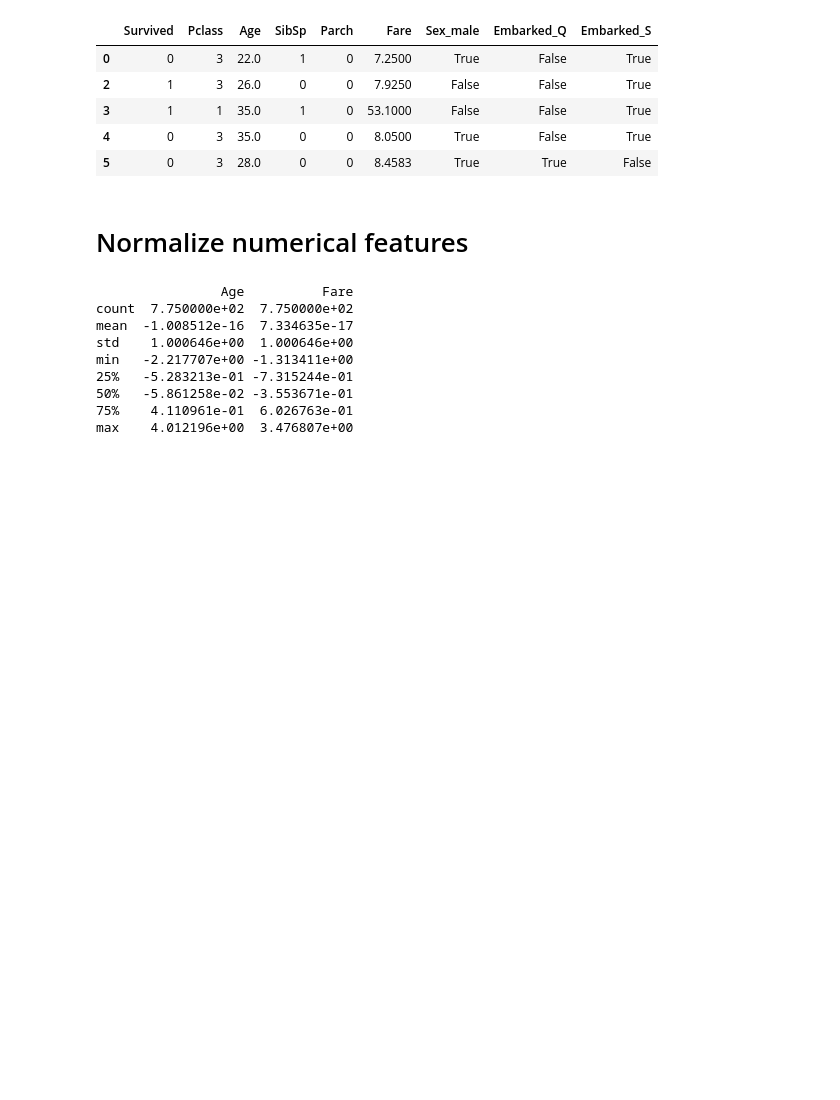
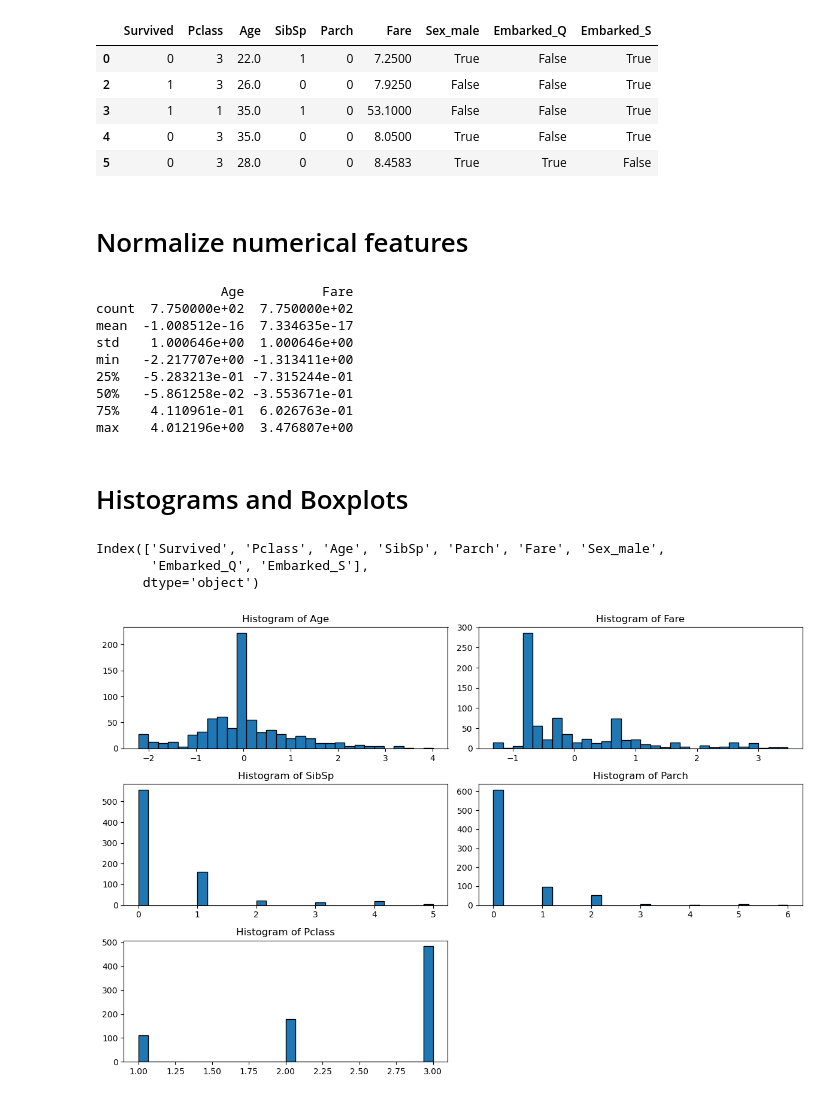
Before and after one commit to Chandu1613/Titanic_EDA, a Jupyter notebook: notebooks/titanic.ipynb, the cells around one changed output. Drawn from its saved outputs; the diff is of its cells as text; code cells hidden in the pictures; blank space fills up the shorter version.

Commit message:
Create histograms and boxplots for numerical features

```diff
--- a/notebooks/titanic.ipynb
+++ b/notebooks/titanic.ipynb
@@ -158,3 +158,24 @@ min   -2.217707e+00 -1.313411e+00
 50%   -5.861258e-02 -3.553671e-01
 75%    4.110961e-01  6.026763e-01
 max    4.012196e+00  3.476807e+00
+# %% [markdown]
+# Histograms and Boxplots
+# %%
+df.columns
+# %% [output]
+Index(['Survived', 'Pclass', 'Age', 'SibSp', 'Parch', 'Fare', 'Sex_male',
+       'Embarked_Q', 'Embarked_S'],
+      dtype='object')
+# %%
+num_cols = ['Age', 'Fare', 'SibSp', 'Parch', 'Pclass']
+
+plt.figure(figsize=(12, 8))
+for i, col in enumerate(num_cols, 1):
+    plt.subplot(3, 2, i)
+    plt.hist(df[col], bins=30, edgecolor='black')
+    plt.title(f'Histogram of {col}')
+plt.tight_layout()
+plt.savefig('..\\output\\histograms.png')
+plt.show()
+# %% [output]
+[figure, added]
```
Also changed, not shown: parts of 1 cell of this notebook, 7 other files.
